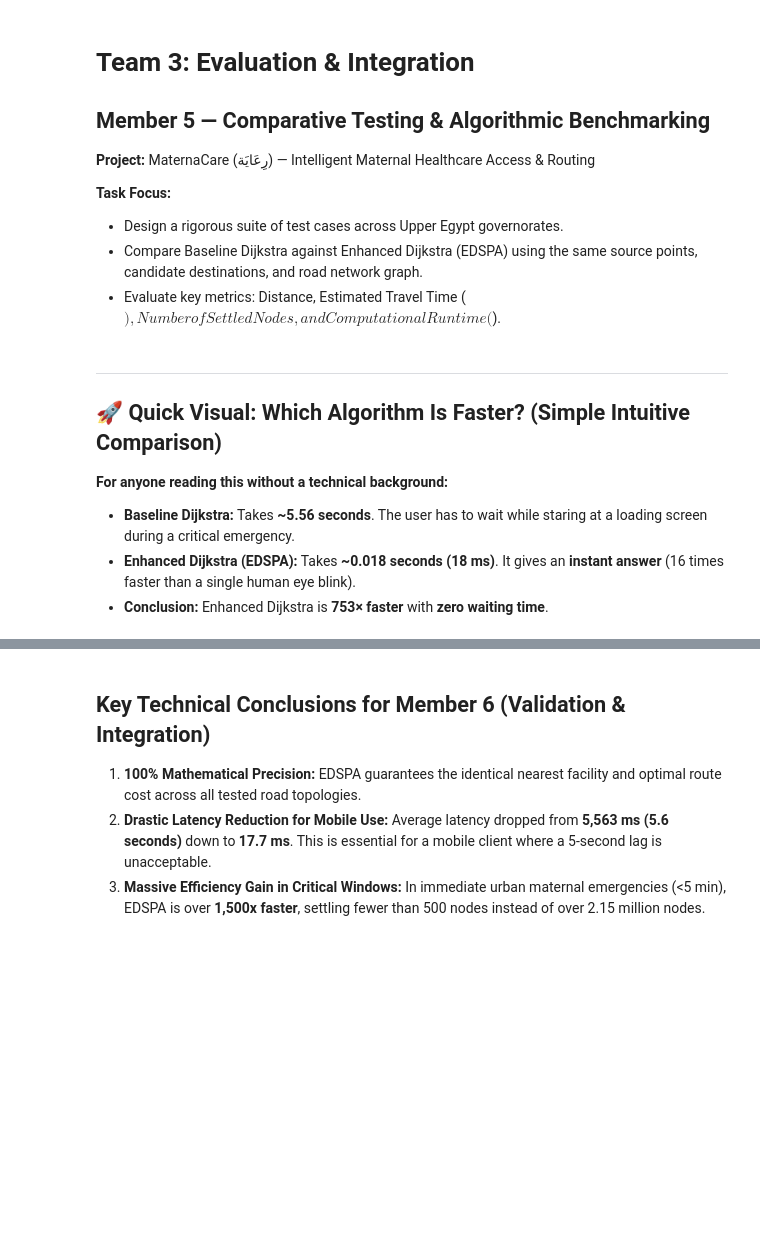
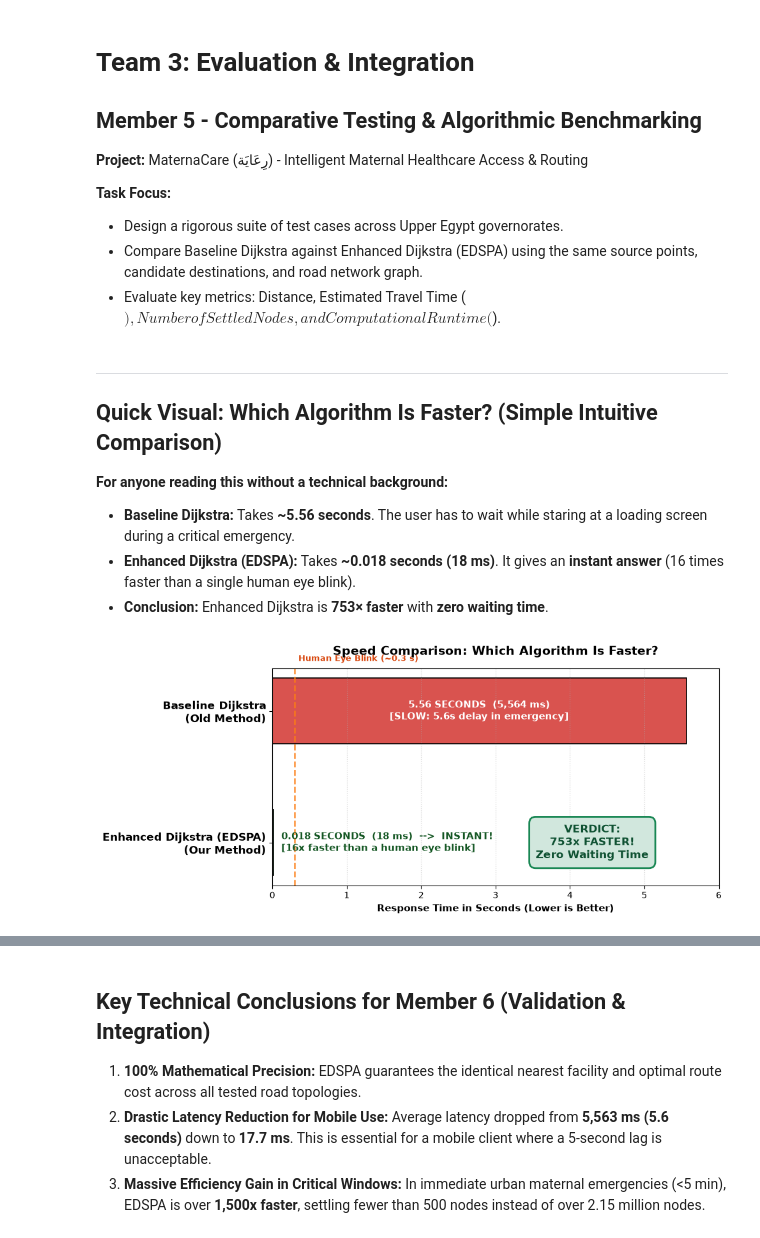
Before and after one commit to Rania-Ossama/intelligent-maternal-care-navigation, a Jupyter notebook: Evaluation & Comparative Testing/Team3_Member5_Comparative_Testing.ipynb, the cells around one changed output, grey strips where cells are left out. Saved outputs shown, nothing was run; the diff lists cells and outputs as text; code cells hidden in the pictures; blank space fills up the shorter version.

```diff
--- a/Evaluation & Comparative Testing/Team3_Member5_Comparative_Testing.ipynb
+++ b/Evaluation & Comparative Testing/Team3_Member5_Comparative_Testing.ipynb
@@ -1,7 +1,7 @@
 # %% [markdown]
 # Team 3: Evaluation & Integration
-## Member 5 — Comparative Testing & Algorithmic Benchmarking
-**Project:** MaternaCare (رِعَايَة) — Intelligent Maternal Healthcare Access & Routing
+## Member 5 - Comparative Testing & Algorithmic Benchmarking
+**Project:** MaternaCare (رِعَايَة) - Intelligent Maternal Healthcare Access & Routing
 
 **Task Focus:**
 * Design a rigorous suite of test cases across Upper Egypt governorates.
@@ -9,7 +9,7 @@
 * Evaluate key metrics: Distance, Estimated Travel Time ($), Number of Settled Nodes, and Computational Runtime ($).
 # %% [markdown]
 ---
-## 🚀 Quick Visual: Which Algorithm Is Faster? (Simple Intuitive Comparison)
+## Quick Visual: Which Algorithm Is Faster? (Simple Intuitive Comparison)
 **For anyone reading this without a technical background:**
 * **Baseline Dijkstra:** Takes **~5.56 seconds**. The user has to wait while staring at a loading screen during a critical emergency.
 * **Enhanced Dijkstra (EDSPA):** Takes **~0.018 seconds (18 ms)**. It gives an **instant answer** (16 times faster than a single human eye blink).
@@ -17,48 +17,44 @@
 # %%
 # Simple, intuitive speed comparison chart
 import matplotlib.pyplot as plt
 import numpy as np
 
 fig, ax = plt.subplots(figsize=(10, 4.5))
 
-algorithms = ["Baseline Dijkstra
-(Old Method)", "Enhanced Dijkstra (EDSPA)
-(Our Method)"]
+algorithms = ["Baseline Dijkstra\n(Old Method)", "Enhanced Dijkstra (EDSPA)\n(Our Method)"]
 times_s = [5.564, 0.018]
-colors = ["#d9534f", "#28a745"]  # Red = Slow, Green = Fast
+colors = ["#d9534f", "#28a745"] # Red = Slow, Green = Fast
 
 y_pos = np.arange(len(algorithms))
 ax.barh(y_pos, times_s, color=colors, height=0.5, edgecolor="black", linewidth=1.2)
 ax.set_yticks(y_pos)
 ax.set_yticklabels(algorithms, fontsize=12, fontweight="bold")
 ax.invert_yaxis()
 
 # Add clear text labels
-ax.text(2.78, 0, "5.56 SECONDS  (5,564 ms)
-[SLOW: 5.6s delay in emergency]",
-        ha="center", va="center", fontsize=11, fontweight="bold", color="white")
+ax.text(2.78, 0, "5.56 SECONDS (5,564 ms)\n[SLOW: 5.6s delay in emergency]",
+ ha="center", va="center", fontsize=11, fontweight="bold", color="white")
 
-ax.text(0.12, 1, "0.018 SECONDS  (18 ms)  -->  INSTANT!
-[16x faster than a human eye blink]",
-        ha="left", va="center", fontsize=11, fontweight="bold", color="#155724")
+ax.text(0.12, 1, "0.018 SECONDS (18 ms) --> INSTANT!\n[16x faster than a human eye blink]",
+ ha="left", va="center", fontsize=11, fontweight="bold", color="#155724")
 
 # Verdict badge
-ax.text(4.3, 1, "VERDICT:
-753x FASTER!
-Zero Waiting Time",
-        ha="center", va="center", fontsize=12, fontweight="bold", color="#0f5132",
-        bbox=dict(boxstyle="round,pad=0.6", facecolor="#d1e7dd", edgecolor="#198754", linewidth=2))
+ax.text(4.3, 1, "VERDICT:\n753x FASTER!\nZero Waiting Time",
+ ha="center", va="center", fontsize=12, fontweight="bold", color="#0f5132",
+ bbox=dict(boxstyle="round,pad=0.6", facecolor="#d1e7dd", edgecolor="#198754", linewidth=2))
 
 # Eye blink reference line
 ax.axvline(0.3, color="#fd7e14", linestyle="--", linewidth=1.8, alpha=0.85)
 ax.text(0.35, -0.38, "Human Eye Blink (~0.3 s)", color="#d9480f", fontsize=9, fontweight="bold")
 
 ax.set_xlabel("Response Time in Seconds (Lower is Better)", fontsize=11, fontweight="bold")
 ax.set_title("Speed Comparison: Which Algorithm Is Faster?", fontsize=14, fontweight="bold", pad=15)
 ax.set_xlim(0, 6.0)
 ax.grid(axis="x", linestyle=":", alpha=0.6)
 plt.tight_layout()
 plt.show()
+# %% [output]
+[figure, added]
 # %%
 import pandas as pd
 import numpy as np
```
Also changed, not shown: parts of 5 cells of this notebook, 1 other file.
